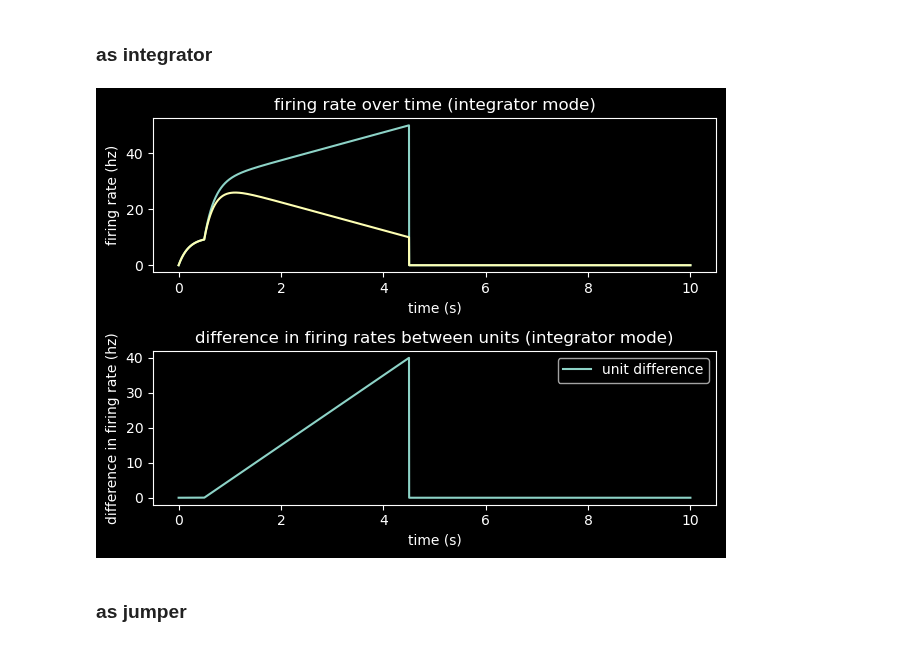
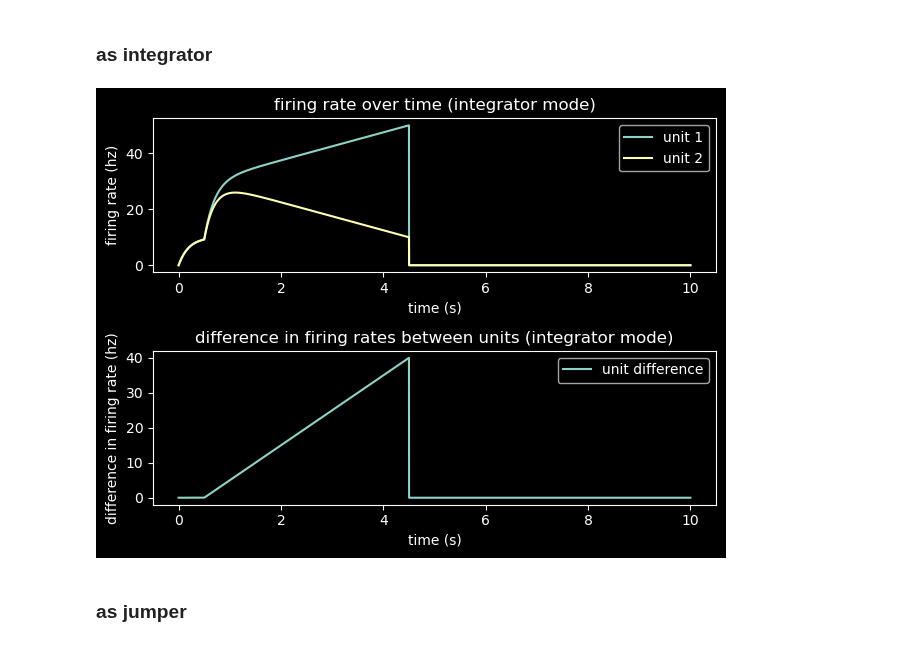
Before and after one commit to polsen99/intro_comp_neuro, a Jupyter notebook: tutorial 6.2 - dynamics of a decision-making circuit in two modes of operation.ipynb, the cells around one changed output. Drawn from its saved outputs; the diff is of its cells as text; code cells hidden in the pictures.

```diff
--- a/tutorial 6.2 - dynamics of a decision-making circuit in two modes of operation.ipynb
+++ b/tutorial 6.2 - dynamics of a decision-making circuit in two modes of operation.ipynb
@@ -105,7 +109,7 @@ g_jump = 2.5
 - plot firing rate of both units as function of time
 - separately plot difference in firing rates
 # %%
-dt = 1e-3
+dt = 0.5e-3
 t = np.arange(0, 10, dt)
 stim_start = 0.5
 delta_s = 0.1
@@ -156,24 +159,25 @@ def run_trial(params, G, r1, r2, s1, s2, t, dt, sigma_int=0):
 # %%
 r1 = np.zeros_like(t)
 r2 = np.zeros_like(t)
 r1_int, r2_int = run_trial(params_integration, g_int, r1, r2, s1, s2, t, dt)
 
 plt.subplot(2, 1, 1)
 plt.plot(t, r1_int, label='unit 1')
 plt.plot(t, r2_int, label='unit 2')
 plt.xlabel('time (s)')
 plt.ylabel('firing rate (hz)')
 plt.title('firing rate over time (integrator mode)')
+plt.legend()
 
 plt.subplot(2, 1, 2)
 plt.plot(t, r1_int - r2_int, label='unit difference')
 plt.xlabel('time (s)')
 plt.ylabel('difference in firing rate (hz)')
 plt.title('difference in firing rates between units (integrator mode)')
 plt.legend()
 plt.tight_layout()
 # %% [output]
-[figure, old version]
+[figure, new version]
 # %% [markdown]
 ### as jumper
 # %%
```
Also changed, not shown: parts of 7 cells of this notebook.
